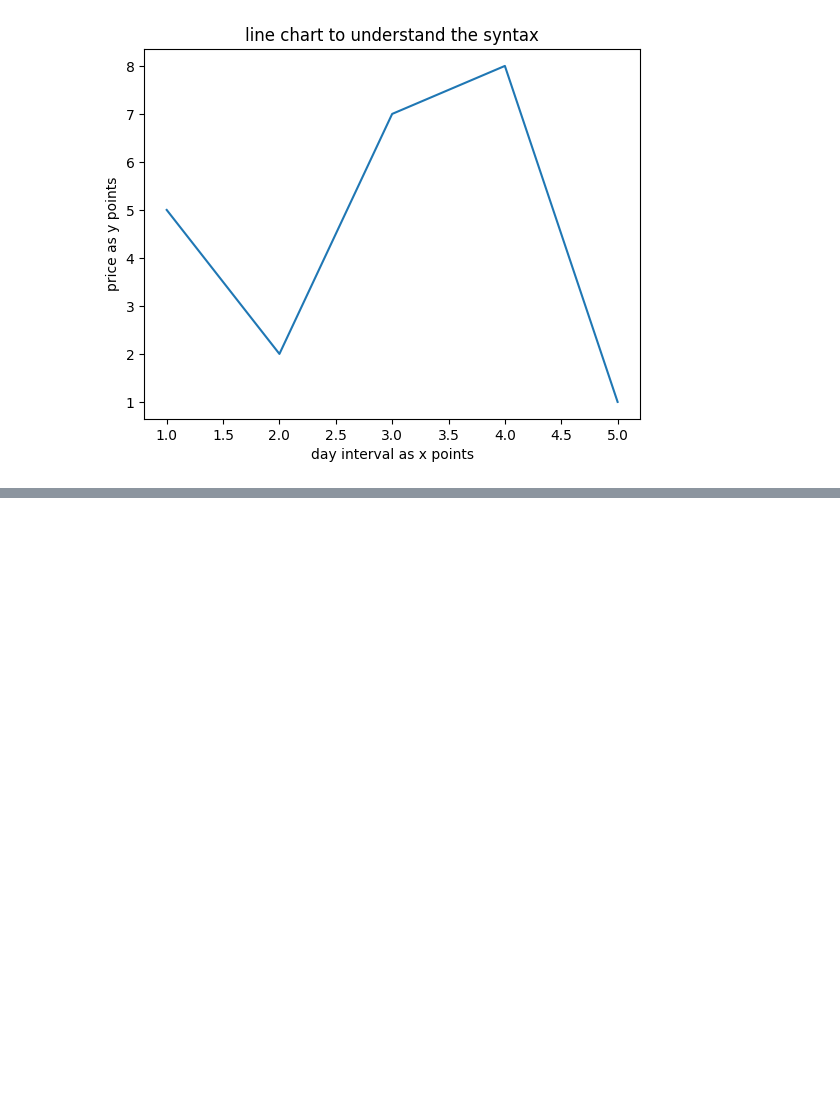
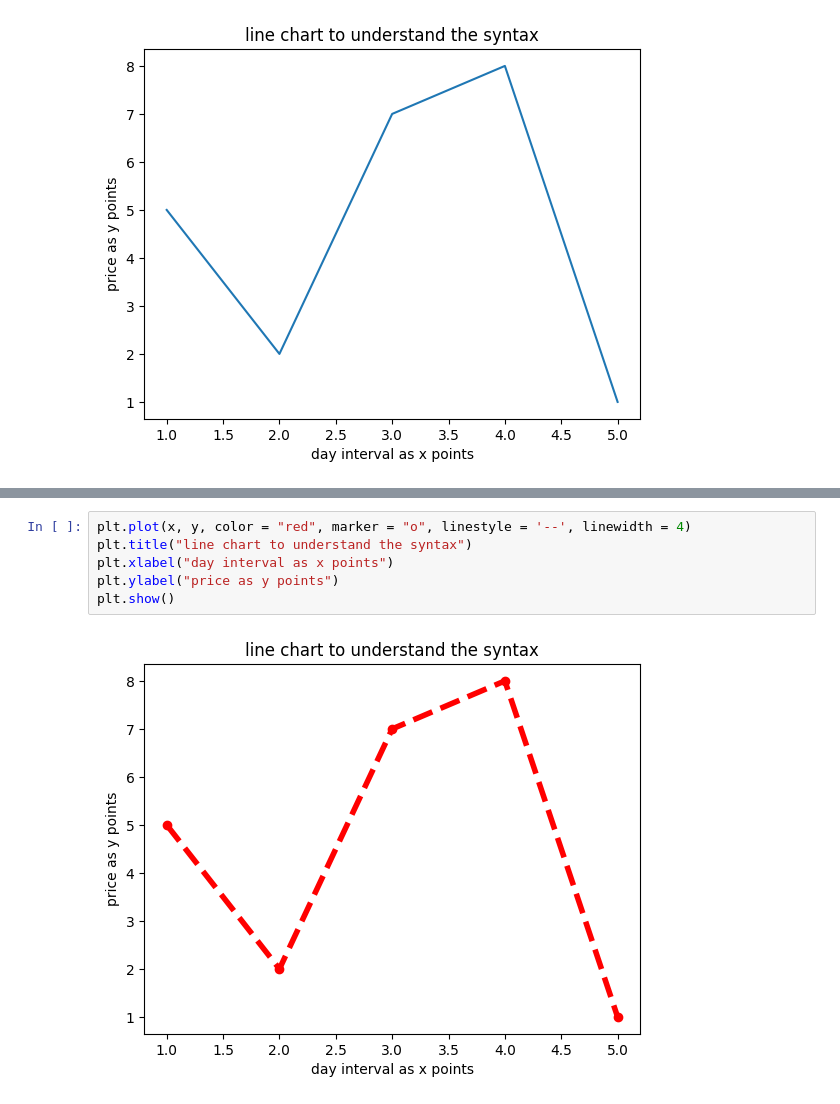
Before and after one commit to Vikash-Kumar-984/Python-Problems, a Jupyter notebook: Matplotlib/matplotlib.ipynb, the cells around one changed output, grey strips where cells are left out. Drawn from its saved outputs; the diff is of its cells as text; blank space fills up the shorter version.

```diff
--- a/Matplotlib/matplotlib.ipynb
+++ b/Matplotlib/matplotlib.ipynb
@@ -113,0 +138,8 @@ plt.show() #It will remove the metadata
+# %%
+plt.plot(x, y, color = "red", marker = "o", linestyle = '--', linewidth = 4)
+plt.title("line chart to understand the syntax")
+plt.xlabel("day interval as x points")
+plt.ylabel("price as y points")
+plt.show()
+# %% [output]
+[figure, added]
```
Also changed, not shown: parts of 13 cells of this notebook.
